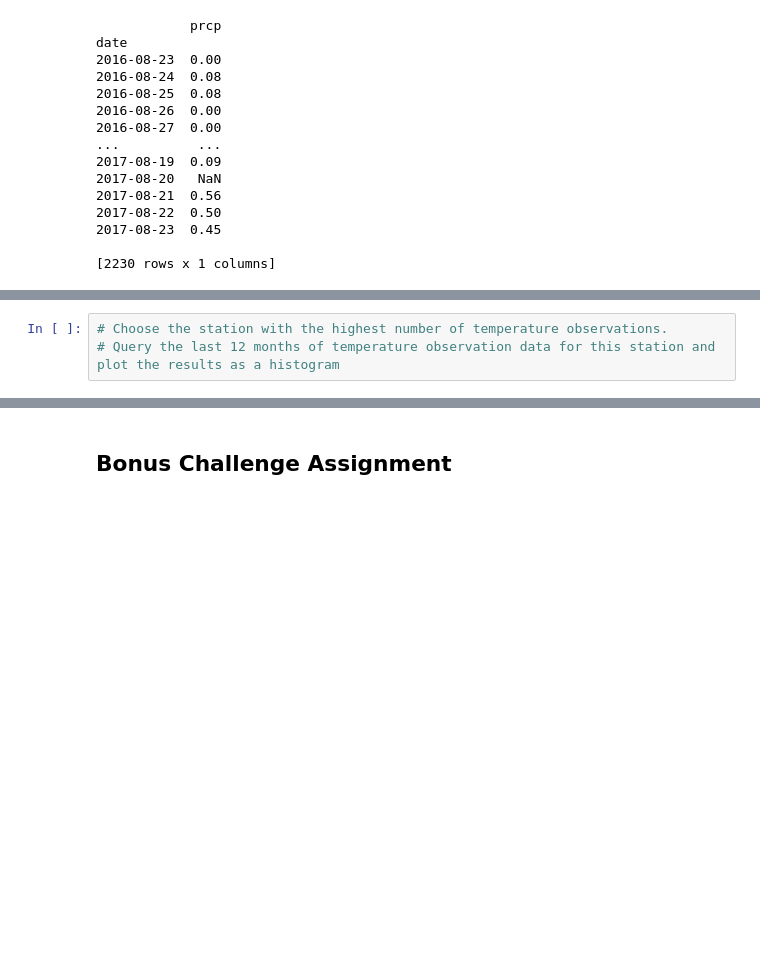
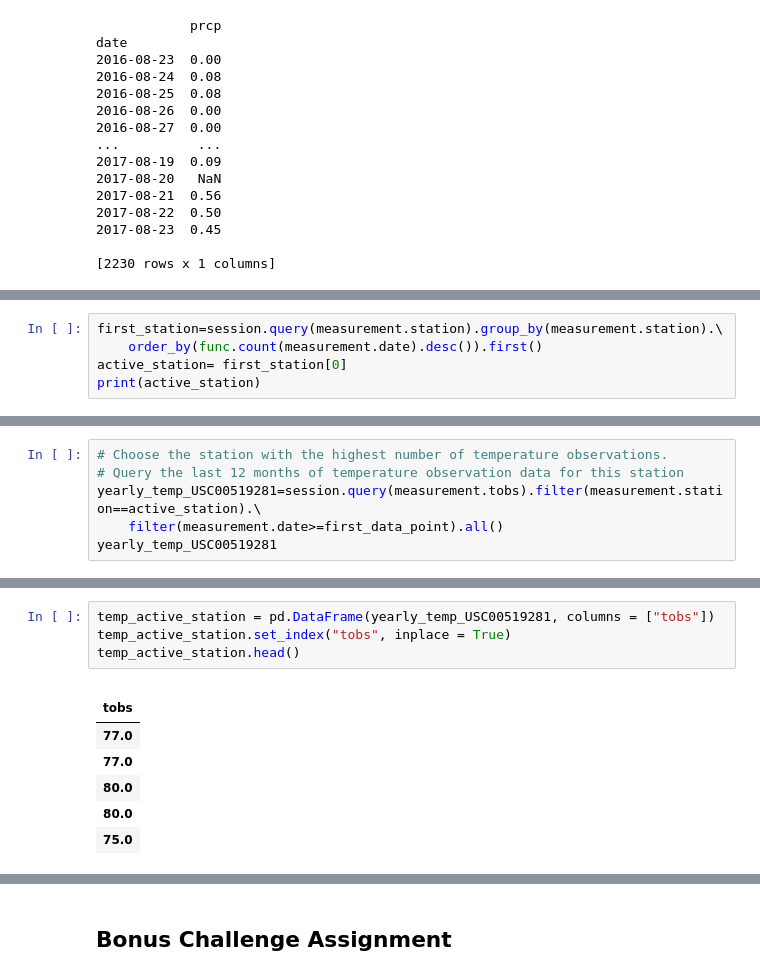
Before and after one commit to kvereda/sqlalchemy-challenge, a Jupyter notebook: climate_starter.ipynb, the cells around one changed output, grey strips where cells are left out. Cells and saved outputs as stored; diff of their text form; blank space fills up the shorter version.

Commit message:
temp hist wrong

```diff
--- a/climate_starter.ipynb
+++ b/climate_starter.ipynb
@@ -133,0 +167,5 @@ date
+# %%
+first_station=session.query(measurement.station).group_by(measurement.station).\
+    order_by(func.count(measurement.date).desc()).first()
+active_station= first_station[0]
+print(active_station)
@@ -137,3 +183,6 @@ date
 # %%
 # Choose the station with the highest number of temperature observations.
-# Query the last 12 months of temperature observation data for this station and plot the results as a histogram
+# Query the last 12 months of temperature observation data for this station
+yearly_temp_USC00519281=session.query(measurement.tobs).filter(measurement.station==active_station).\
+    filter(measurement.date>=first_data_point).all()
+yearly_temp_USC00519281
@@ -139,0 +207,12 @@ date
+# %%
+temp_active_station = pd.DataFrame(yearly_temp_USC00519281, columns = ["tobs"])
+temp_active_station.set_index("tobs", inplace = True)
+temp_active_station.head()
+# %% [output]
+|  |
+| tobs |
+| 77.0 |
+| 77.0 |
+| 80.0 |
+| 80.0 |
+| 75.0 |
```
Also changed, not shown: parts of 10 cells of this notebook, 1 other file.
